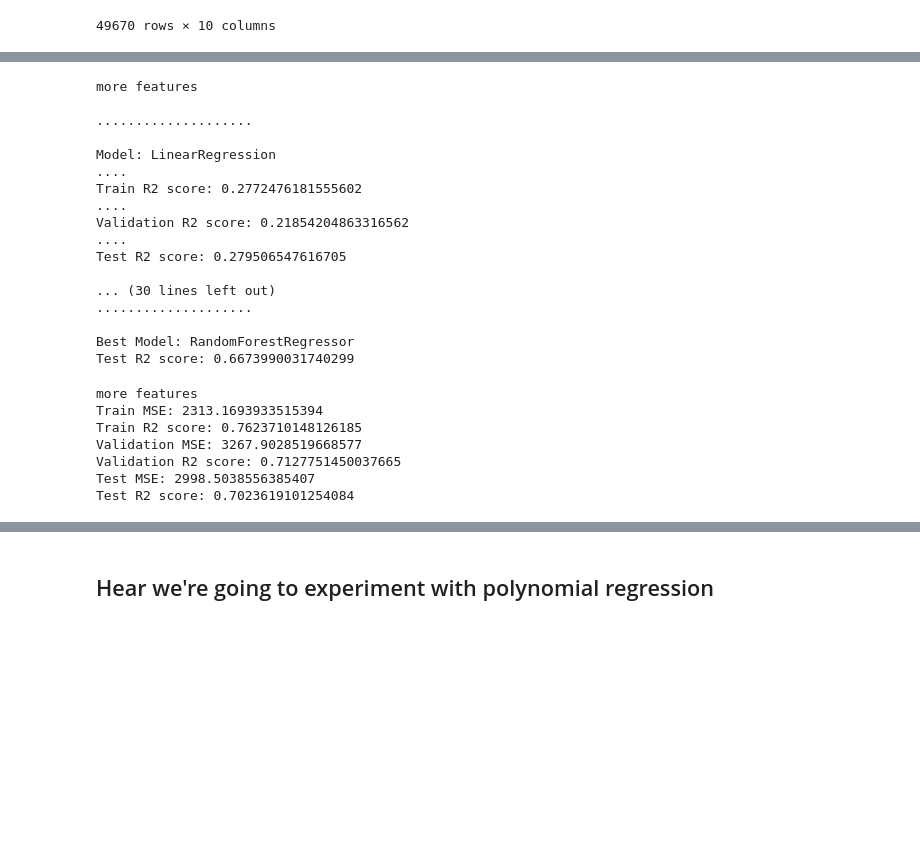
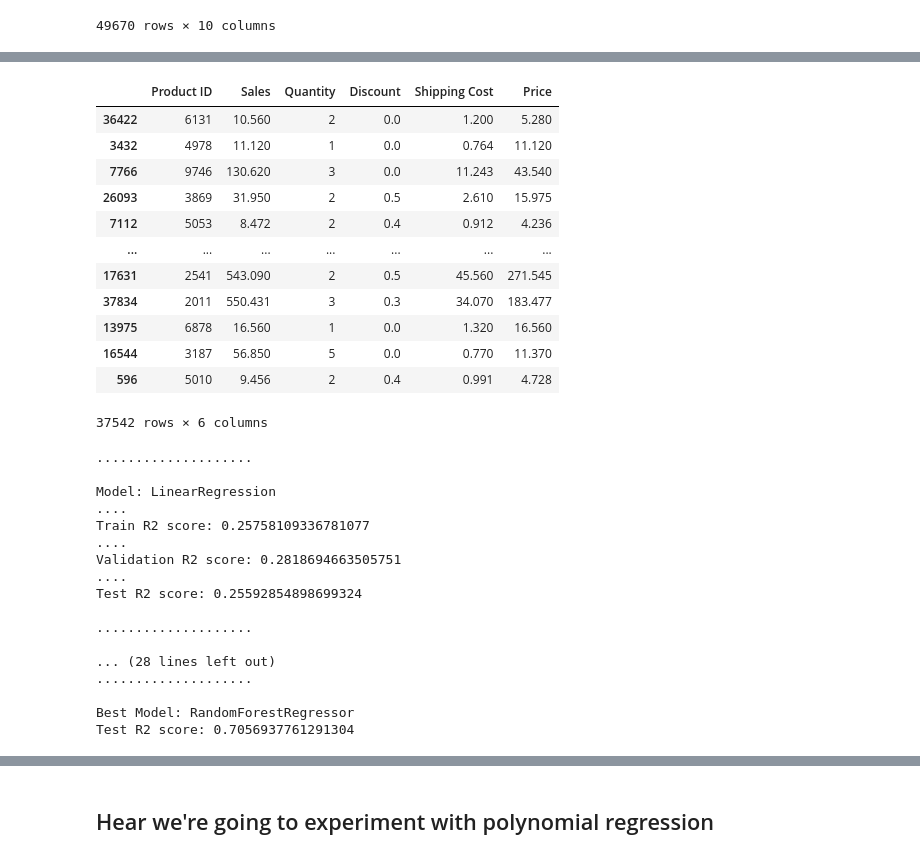
Before and after one commit to sinaaasghari/Superstore, a Jupyter notebook: ML/profit_ml.ipynb, the cells around one changed output, grey strips where cells are left out. Drawn from its saved outputs; the diff is of its cells as text; code cells hidden in the pictures; blank space fills up the shorter version.

```diff
--- a/ML/profit_ml.ipynb
+++ b/ML/profit_ml.ipynb
@@ -120,3 +129,19 @@ X_train, X_val, y_train, y_val = train_test_split(X_train, y_train, test_size=0.
+# %%
+X_train
+# %% [output]
+|  | Product ID | Sales | Quantity | Discount | Shipping Cost | Price |
+| 36422 | 6131 | 10.560 | 2 | 0.0 | 1.200 | 5.280 |
+| 3432 | 4978 | 11.120 | 1 | 0.0 | 0.764 | 11.120 |
+| 7766 | 9746 | 130.620 | 3 | 0.0 | 11.243 | 43.540 |
+| 26093 | 3869 | 31.950 | 2 | 0.5 | 2.610 | 15.975 |
+| 7112 | 5053 | 8.472 | 2 | 0.4 | 0.912 | 4.236 |
+| ... | ... | ... | ... | ... | ... | ... |
+| 17631 | 2541 | 543.090 | 2 | 0.5 | 45.560 | 271.545 |
+| 37834 | 2011 | 550.431 | 3 | 0.3 | 34.070 | 183.477 |
+| 13975 | 6878 | 16.560 | 1 | 0.0 | 1.320 | 16.560 |
+| 16544 | 3187 | 56.850 | 5 | 0.0 | 0.770 | 11.370 |
+| 596 | 5010 | 9.456 | 2 | 0.4 | 0.991 | 4.728 |
+37542 rows × 6 columns
 # %%
 #Perform feature scaling on the numerical features
 scaler = StandardScaler()
@@ -124,8 +149,6 @@ X_train = scaler.fit_transform(X_train)
 X_val = scaler.transform(X_val)
 X_test = scaler.transform(X_test)
 # %%
-print(state)
-
 # Define a list of models to evaluate
 models = [
     LinearRegression(),
@@ -169,67 +192,20 @@ print('\n....................\n')
 print(f"Best Model: {type(best_model).__name__}")
 print(f"Test R2 score: {r2}")
 # %% [output]
-more features
-
 ....................
 
 Model: LinearRegression
 ....
-Train R2 score: 0.2772476181555602
+Train R2 score: 0.25758109336781077
 ....
-Validation R2 score: 0.21854204863316562
+Validation R2 score: 0.2818694663505751
 ....
-Test R2 score: 0.279506547616705
+Test R2 score: 0.25592854898699324
 
-... (30 lines left out)
+....................
+
+... (28 lines left out)
 ....................
 
 Best Model: RandomForestRegressor
-Test R2 score: 0.6673990031740299
+Test R2 score: 0.7056937761291304
-# %%
-print(state)
-
-# Create model
-model = RandomForestRegressor(n_estimators=100, max_depth=10, min_samples_split=5, min_samples_leaf=5, max_features='log2', random_state=42)
-
-# cv_scores = cross_val_score(model, X_train, y_train, cv=5, scoring='r2')
-# print("Cross-Validation Scores:", cv_scores)
-
-
-# Train the model
-model.fit(X_train, y_train)
-
-# Make predictions on the train set
-y_train_pred = model.predict(X_train)
-
-# Evaluate the model on the train set using MSE and R2 score
-train_mse = mean_squared_error(y_train, y_train_pred)
-train_r2 = r2_score(y_train, y_train_pred)
-print("Train MSE:", train_mse)
-print("Train R2 score:", train_r2)
-
-# Make predictions on the validation set
-y_val_pred = model.predict(X_val)
-
-# Evaluate the model on the validation set using mean squared error
-val_mse = mean_squared_error(y_val, y_val_pred)
-print("Validation MSE:", val_mse)
-val_r2 = r2_score(y_val, y_val_pred)
-print("Validation R2 score:", val_r2)
-
-# Make predictions on the test set
-y_test_pred = model.predict(X_test)
-
-# Evaluate the model on the test set using mean squared error
-test_mse = mean_squared_error(y_test, y_test_pred)
-print("Test MSE:", test_mse)
-test_r2 = r2_score(y_test, y_test_pred)
-print("Test R2 score:", test_r2)
-# %% [output]
-more features
-Train MSE: 2313.1693933515394
-Train R2 score: 0.7623710148126185
-Validation MSE: 3267.9028519668577
-Validation R2 score: 0.7127751450037665
-Test MSE: 2998.5038556385407
-Test R2 score: 0.7023619101254084
```
Also changed, not shown: parts of 15 cells of this notebook.
